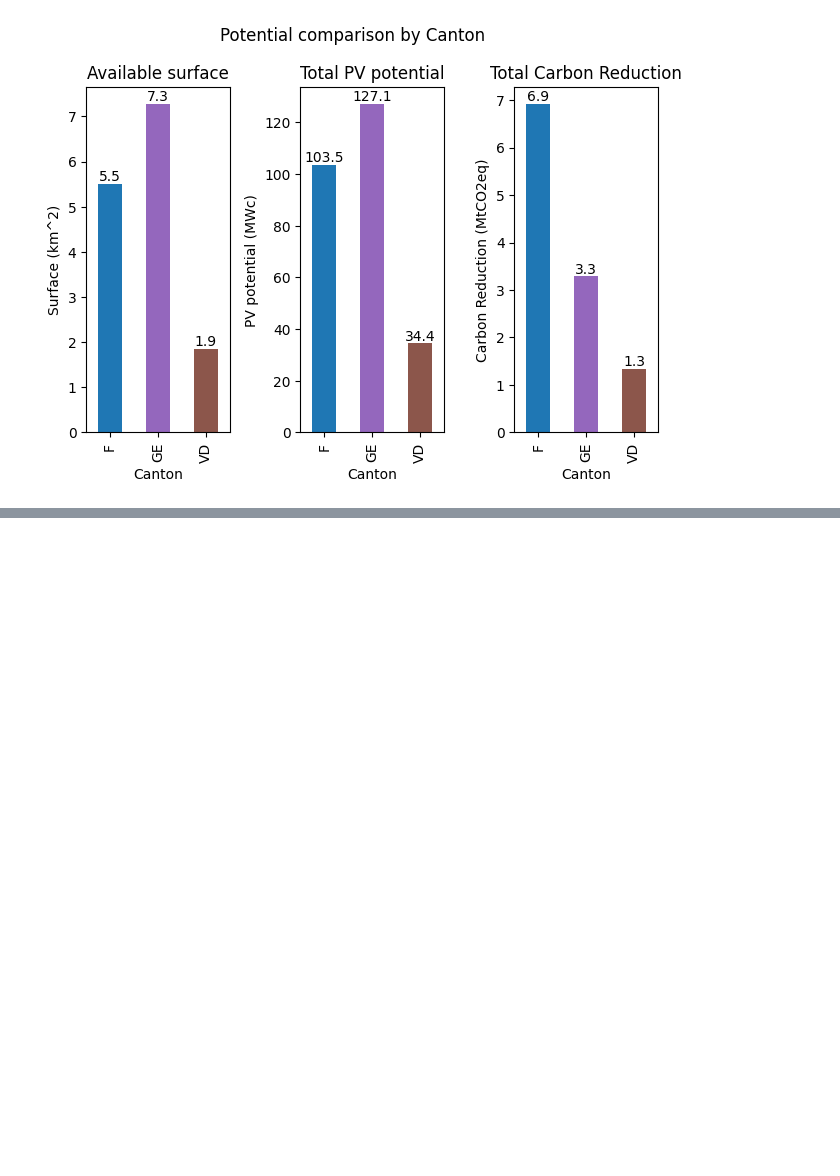
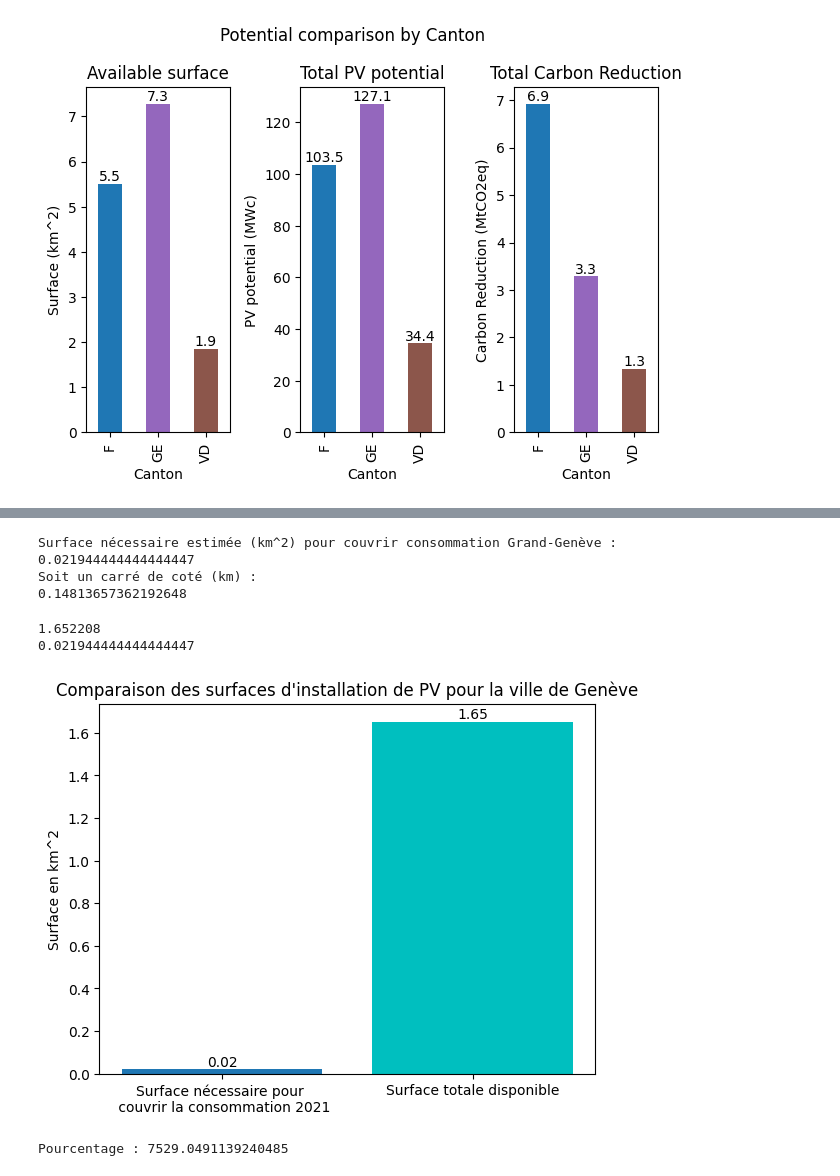
Before and after one commit to ouillliam/Solar_Project, a Jupyter notebook: solar_project.ipynb, the cells around one changed output, grey strips where cells are left out. Cells and saved outputs as stored; diff of their text form; code cells hidden in the pictures; blank space fills up the shorter version.

Commit message:
batiments / municipalites + debut geneve

```diff
--- a/solar_project.ipynb
+++ b/solar_project.ipynb
@@ -389,0 +514,3 @@ plt.show()
+# %%
+data_geneve = data_pv[ data_pv["Municipality"] == "Geneve (ville)"]
+data_geneve.head()
@@ -389,0 +524,33 @@ plt.show()
+# %%
+consot_geneve = 3.95 / 1e3 # Consommation de la ville de Genève pour 2021 en TWh, source : https://www.geneve.ch/fr/publication/rapport-activites-2021-ville-genevebd
+
+surface_necessaire_t = (consot_geneve * 1e9)/180/1e6
+cote_carre = math.sqrt(surface_necessaire_t)
+
+print("Surface nécessaire estimée (km^2) pour couvrir consommation Grand-Genève : ")
+print(surface_necessaire_t)
+print("Soit un carré de coté (km) :")
+print(cote_carre)
+# %% [output]
+Surface nécessaire estimée (km^2) pour couvrir consommation Grand-Genève :
+0.021944444444444447
+Soit un carré de coté (km) :
+0.14813657362192648
+# %%
+available_surface_t = data_geneve["Rooftop_Surface"].sum()/1e6 #km^2
+print(available_surface_t)
+print(surface_necessaire_t)
+coverage_percentage_gg = available_surface_t / surface_necessaire_t * 100
+
+plt.bar(["Surface nécessaire pour \n couvrir la consommation 2021", "Surface totale disponible"], [surface_necessaire_t, available_surface_t], color = ["tab:blue", "c"])
+ax = plt.gca()
+ax.bar_label(ax.containers[0], fmt = '%.2f')
+plt.ylabel("Surface en km^2")
+plt.title("Comparaison des surfaces d'installation de PV pour la ville de Genève")
+plt.show()
+print(f"Pourcentage : {coverage_percentage_gg}")
+# %% [output]
+1.652208
+0.021944444444444447
+[figure, added]
+Pourcentage : 7529.0491139240485
```
Also changed, not shown: parts of 7 cells of this notebook.
